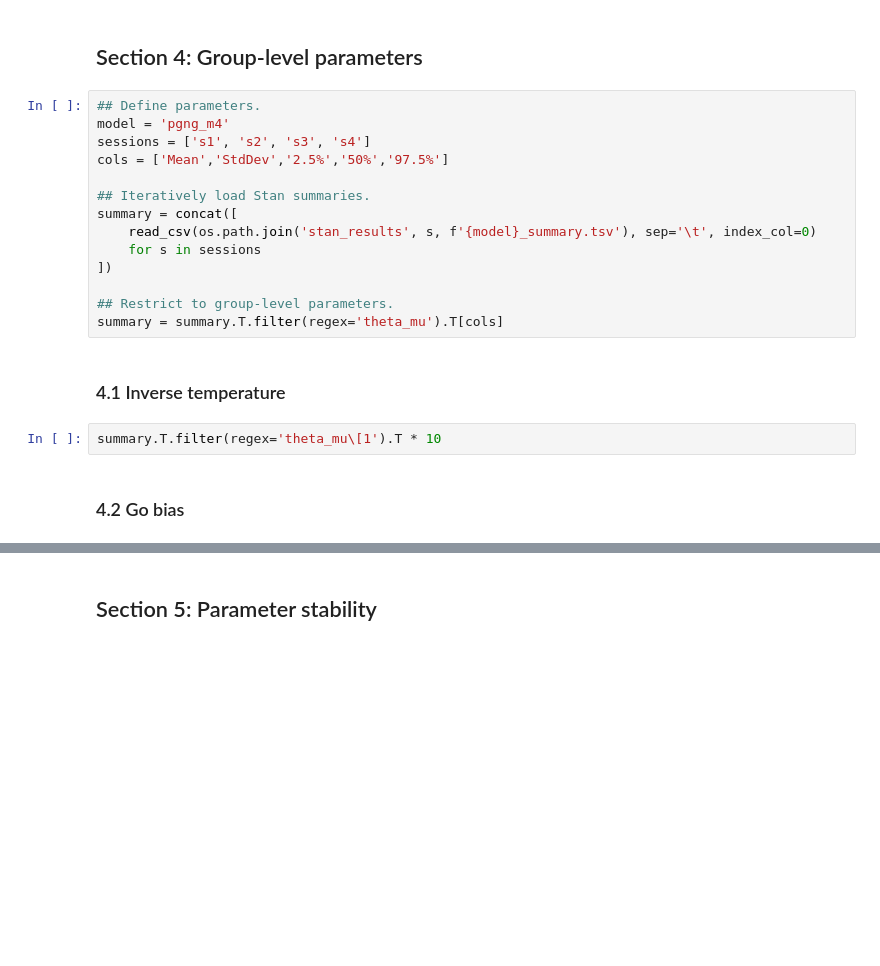
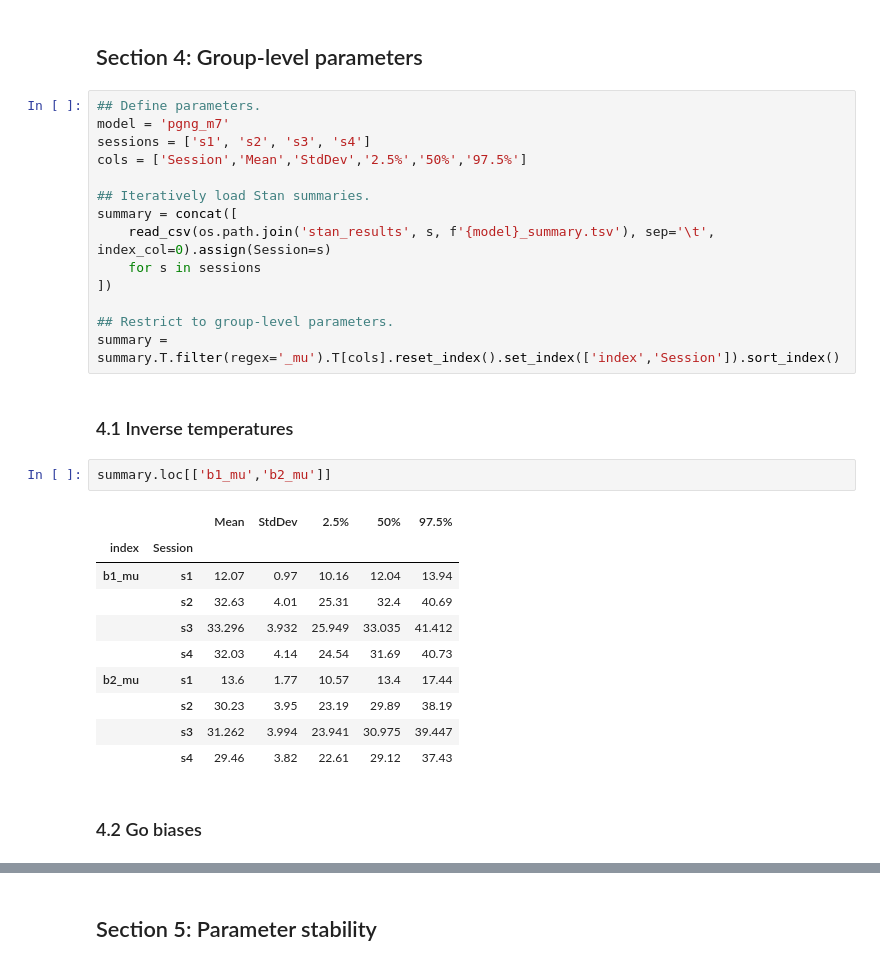
Before and after one commit to nivlab/RobotFactory, a Jupyter notebook: study01/03_Modeling.ipynb, the cells around one changed output, grey strips where cells are left out. Drawn from its saved outputs; the diff is of its cells as text; blank space fills up the shorter version.

```diff
--- a/study01/03_Modeling.ipynb
+++ b/study01/03_Modeling.ipynb
@@ -241,22 +241,33 @@ plt.tight_layout()
 ## Section 4: Group-level parameters
 # %%
 ## Define parameters.
-model = 'pgng_m4'
+model = 'pgng_m7'
 sessions = ['s1', 's2', 's3', 's4']
-cols = ['Mean','StdDev','2.5%','50%','97.5%']
+cols = ['Session','Mean','StdDev','2.5%','50%','97.5%']
 
 ## Iteratively load Stan summaries.
 summary = concat([
-    read_csv(os.path.join('stan_results', s, f'{model}_summary.tsv'), sep='\t', index_col=0)
+    read_csv(os.path.join('stan_results', s, f'{model}_summary.tsv'), sep='\t', index_col=0).assign(Session=s)
     for s in sessions
 ])
 
 ## Restrict to group-level parameters.
-summary = summary.T.filter(regex='theta_mu').T[cols]
+summary = summary.T.filter(regex='_mu').T[cols].reset_index().set_index(['index','Session']).sort_index()
 # %% [markdown]
-### 4.1 Inverse temperature
+### 4.1 Inverse temperatures
-# %%
-summary.T.filter(regex='theta_mu\[1').T * 10
+# %%
+summary.loc[['b1_mu','b2_mu']]
+# %% [output]
+|  |  | Mean | StdDev | 2.5% | 50% | 97.5% |
+| index | Session |  |  |  |  |  |
+| b1_mu | s1 | 12.07 | 0.97 | 10.16 | 12.04 | 13.94 |
+|  | s2 | 32.63 | 4.01 | 25.31 | 32.4 | 40.69 |
+|  | s3 | 33.296 | 3.932 | 25.949 | 33.035 | 41.412 |
+|  | s4 | 32.03 | 4.14 | 24.54 | 31.69 | 40.73 |
+| b2_mu | s1 | 13.6 | 1.77 | 10.57 | 13.4 | 17.44 |
+|  | s2 | 30.23 | 3.95 | 23.19 | 29.89 | 38.19 |
+|  | s3 | 31.262 | 3.994 | 23.941 | 30.975 | 39.447 |
+|  | s4 | 29.46 | 3.82 | 22.61 | 29.12 | 37.43 |
 # %% [markdown]
-### 4.2 Go bias
+### 4.2 Go biases
 # %%
```
Also changed, not shown: parts of 8 cells of this notebook, 14 other files.
